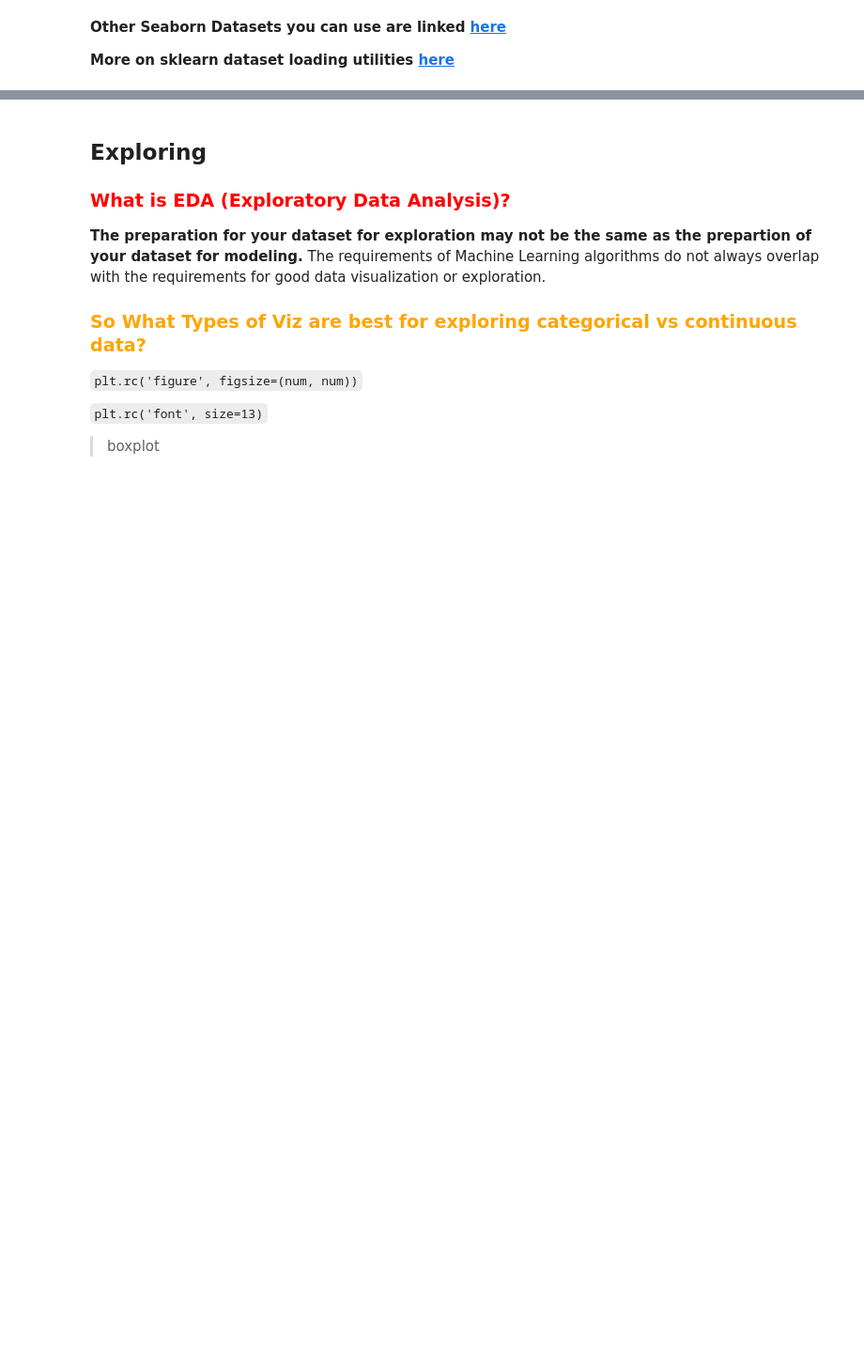
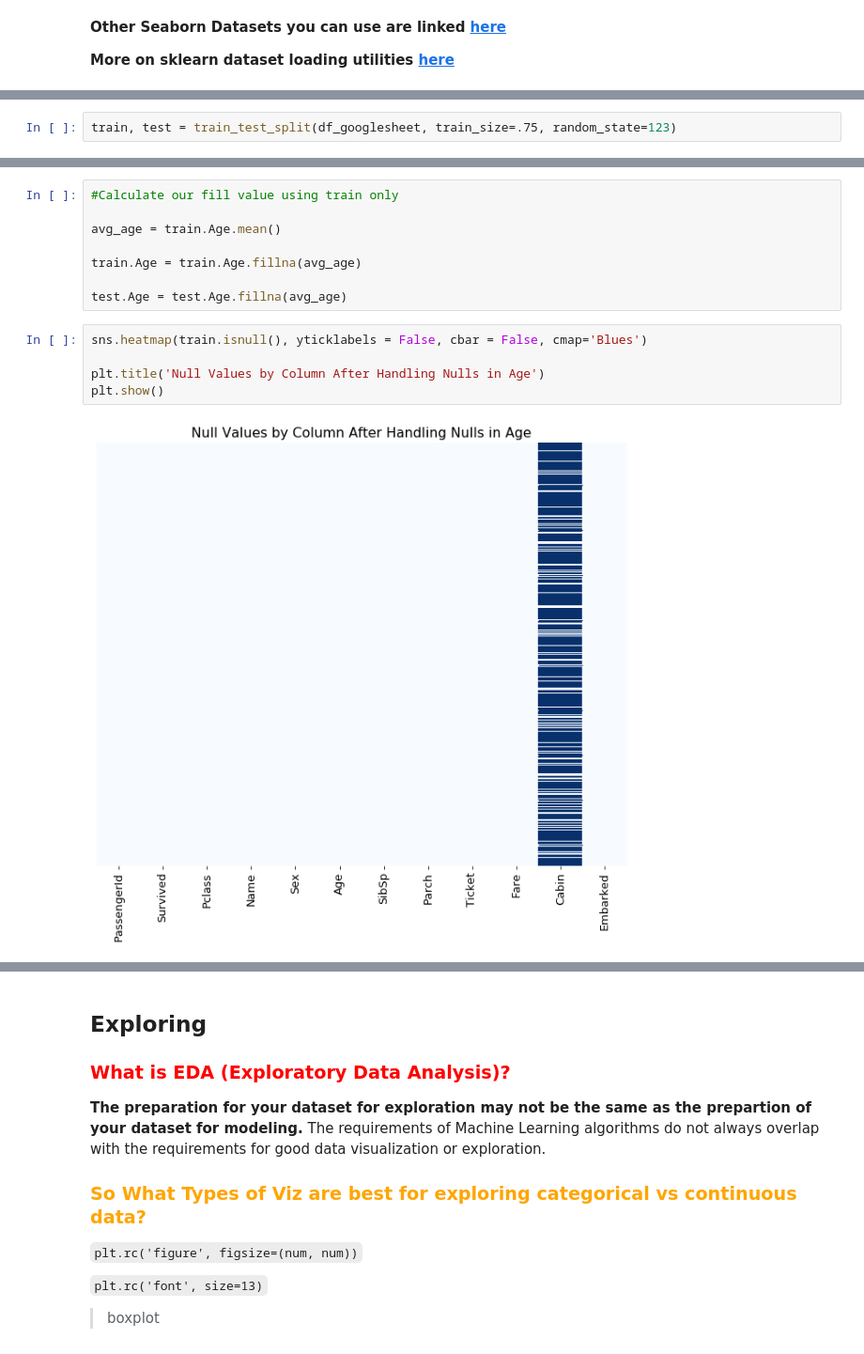
Before and after one commit to faithkane3/ds-methodologies-exercises, a Jupyter notebook: classification/classification_review.ipynb, the cells around one changed output, grey strips where cells are left out. Shown at 94% size. Saved outputs shown, nothing was run; the diff lists cells and outputs as text; blank space fills up the shorter version.

```diff
--- a/classification/classification_review.ipynb
+++ b/classification/classification_review.ipynb
@@ -266,0 +248,2 @@ One-hot Encoding is when we create a new column of 0s and 1s to represent the un
+# %%
+train, test = train_test_split(df_googlesheet, train_size=.75, random_state=123)
@@ -266,0 +297,15 @@ One-hot Encoding is when we create a new column of 0s and 1s to represent the un
+# %%
+#Calculate our fill value using train only
+
+avg_age = train.Age.mean()
+
+train.Age = train.Age.fillna(avg_age)
+
+test.Age = test.Age.fillna(avg_age)
+# %%
+sns.heatmap(train.isnull(), yticklabels = False, cbar = False, cmap='Blues')
+
+plt.title('Null Values by Column After Handling Nulls in Age')
+plt.show()
+# %% [output]
+[figure, added]
```
Also changed, not shown: parts of 18 cells of this notebook.
